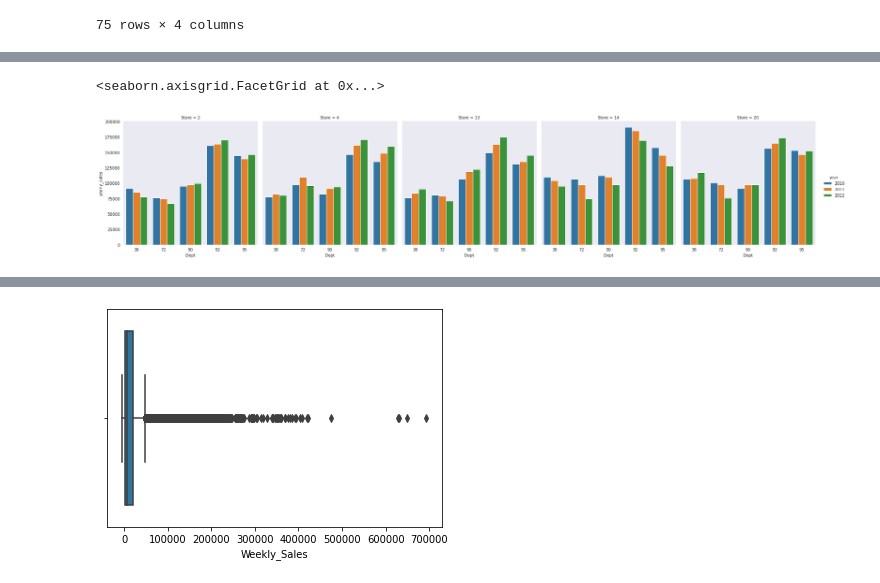
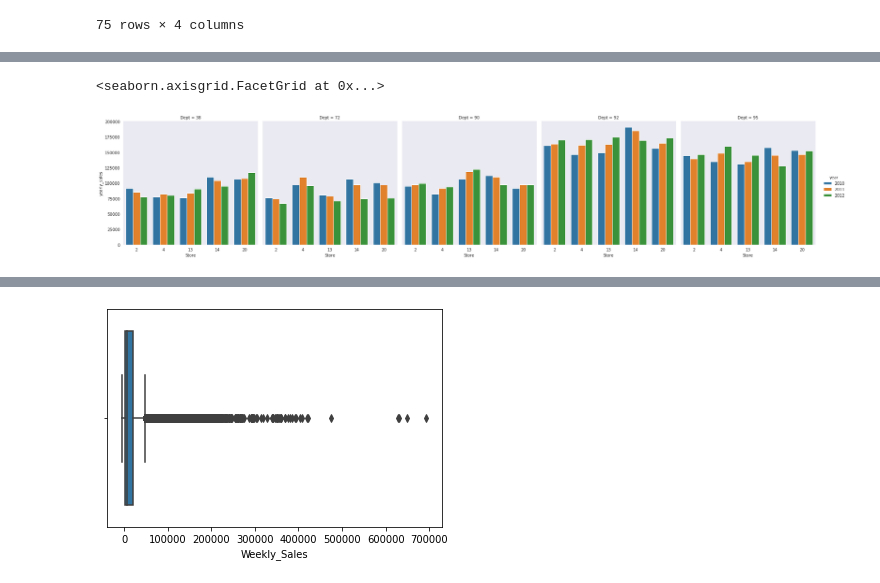
Before and after one commit to jay2jaykp/operation-odessa, a Jupyter notebook: operation_odessa.ipynb, the cells around one changed output, grey strips where cells are left out. Saved outputs shown, nothing was run; the diff lists cells and outputs as text; code cells hidden in the pictures.

```diff
--- a/operation_odessa.ipynb
+++ b/operation_odessa.ipynb
@@ -346,6 +347,5 @@ sns.catplot(x='Dept', y='yearly_sales', hue='year', data=top_5_yearly.loc[top_5_
 # %%
-sns.set_style('dark')
-sns.catplot(x='Dept', y='yearly_sales', hue='year', col='Store', data=top_5_yearly, kind='bar')
+sns.catplot(x='Store', y='yearly_sales', hue='year', col='Dept', data=top_5_yearly, kind='bar')
 # %% [output]
 <seaborn.axisgrid.FacetGrid at 0x...>
-[figure, old version]
+[figure, new version]
```
Also changed, not shown: parts of 8 cells of this notebook.
